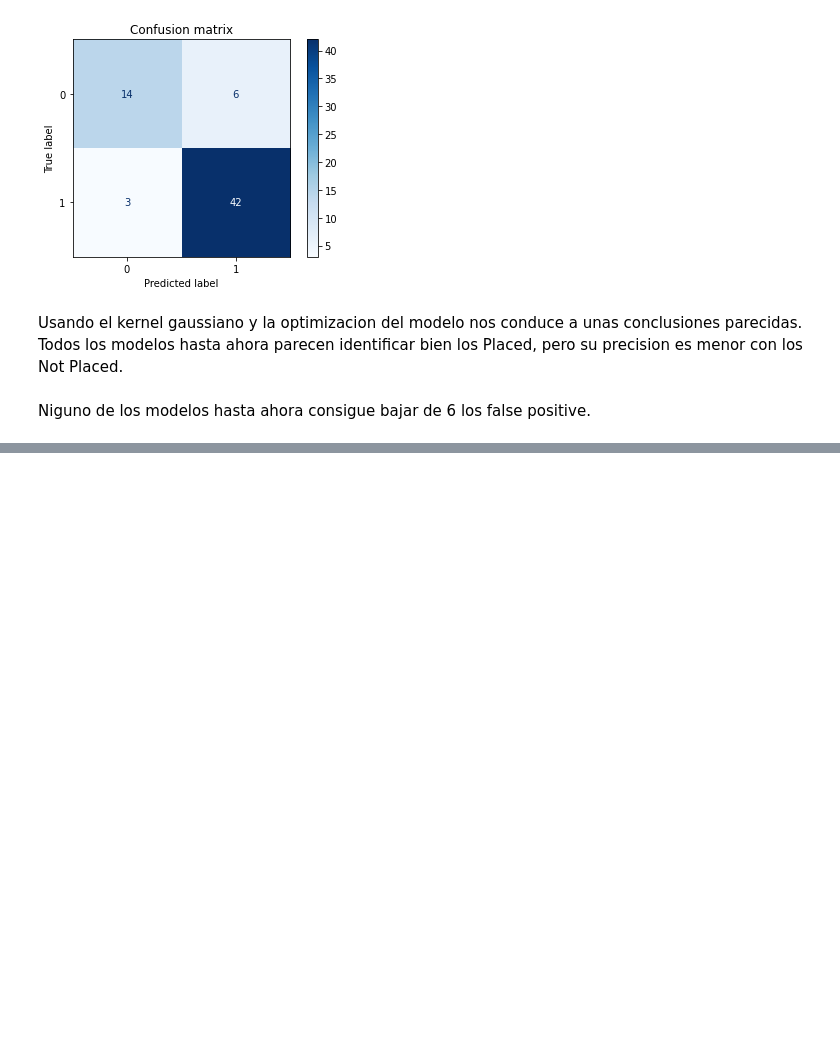
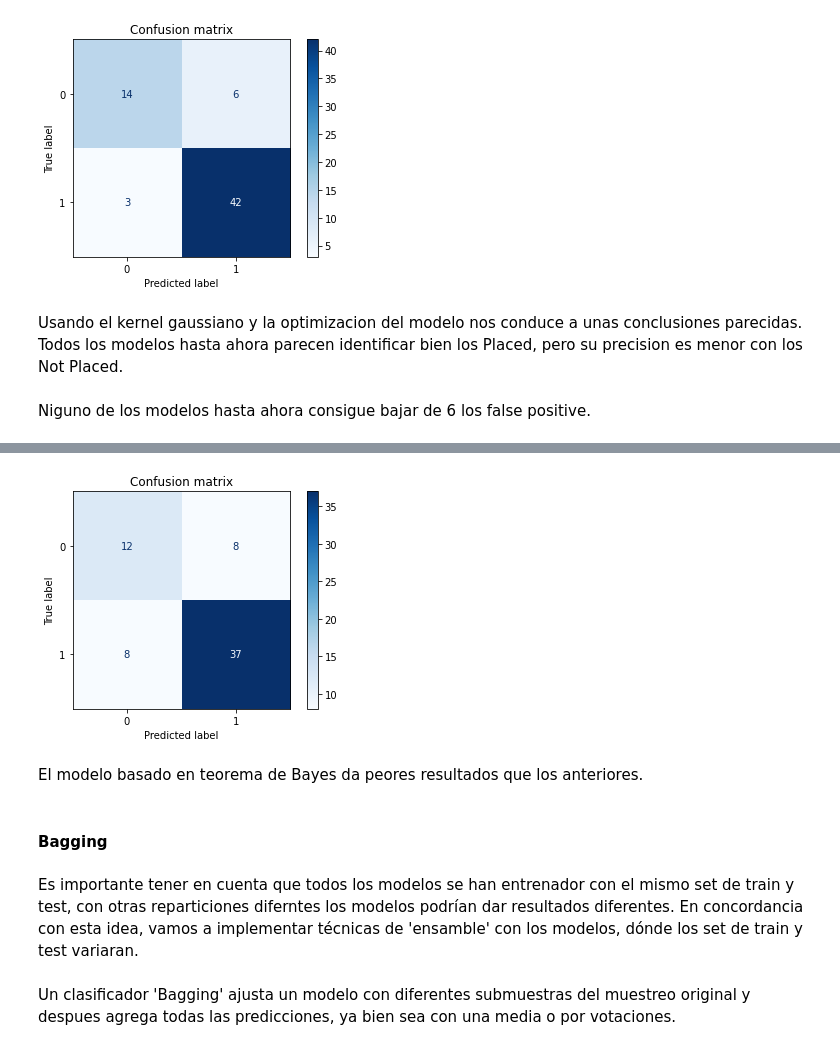
Before and after one commit to AlejandroGVC/DataScience, a Jupyter notebook: placement_analisis.ipynb, the cells around one changed output, grey strips where cells are left out. Saved outputs shown, nothing was run; the diff lists cells and outputs as text; code cells hidden in the pictures; blank space fills up the shorter version.

Commit message:
clasificadores

```diff
--- a/placement_analisis.ipynb
+++ b/placement_analisis.ipynb
@@ -640,0 +645,5 @@ Niguno de los modelos hasta ahora consigue bajar de 6 los false positive.
+# %%
+clf_bayes = GaussianNB()
+clf_bayes.fit(X_train, y_train)
+y_pred = clf_bayes.predict(X_test)
+accuracy_score(y_test, y_pred)
@@ -640,0 +663,8 @@ Niguno de los modelos hasta ahora consigue bajar de 6 los false positive.
+# %%
+pp.print_pretty_confusionMatrix(clf_bayes, np.unique(y), X_test, y_test)
+# %% [output]
+[figure, added]
+# %% [markdown]
+El modelo basado en teorema de Bayes da peores resultados que los anteriores.
+# %% [markdown]
+#### Bagging
@@ -640,0 +673,4 @@ Niguno de los modelos hasta ahora consigue bajar de 6 los false positive.
+# %% [markdown]
+Es importante tener en cuenta que todos los modelos se han entrenador con el mismo set de train y test, con otras reparticiones diferntes los modelos podrían dar resultados diferentes. En concordancia con esta idea, vamos a implementar técnicas de 'ensamble' con los modelos, dónde los set de train y test variaran.
+# %% [markdown]
+Un clasificador 'Bagging' ajusta un modelo con diferentes submuestras del muestreo original y despues agrega todas las predicciones, ya bien sea con una media o por votaciones.
```
Also changed, not shown: parts of 28 cells of this notebook.
